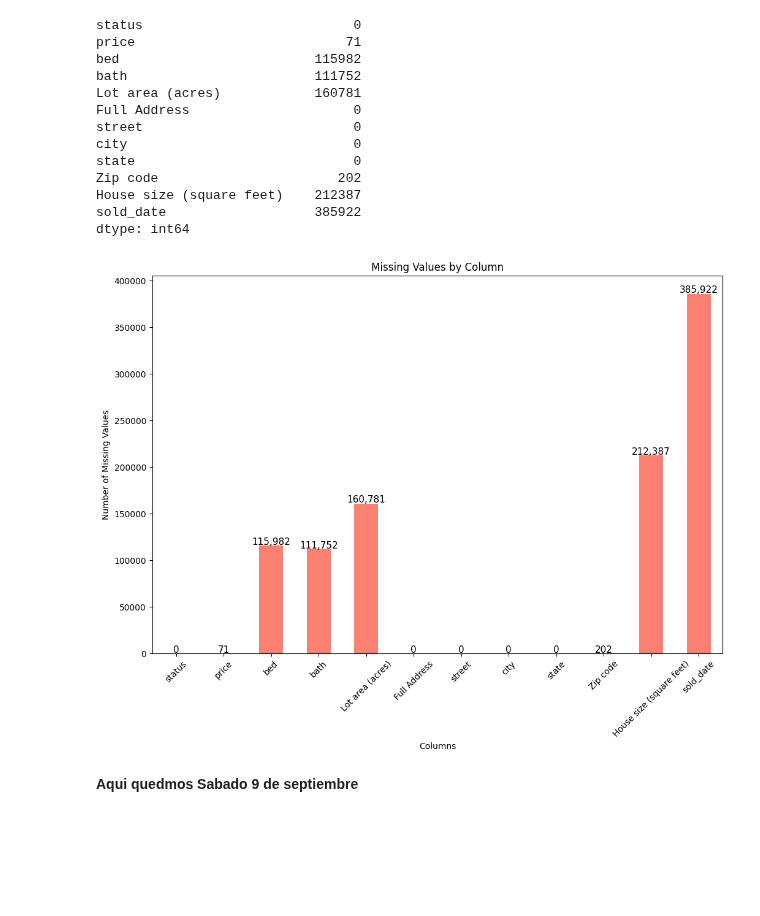
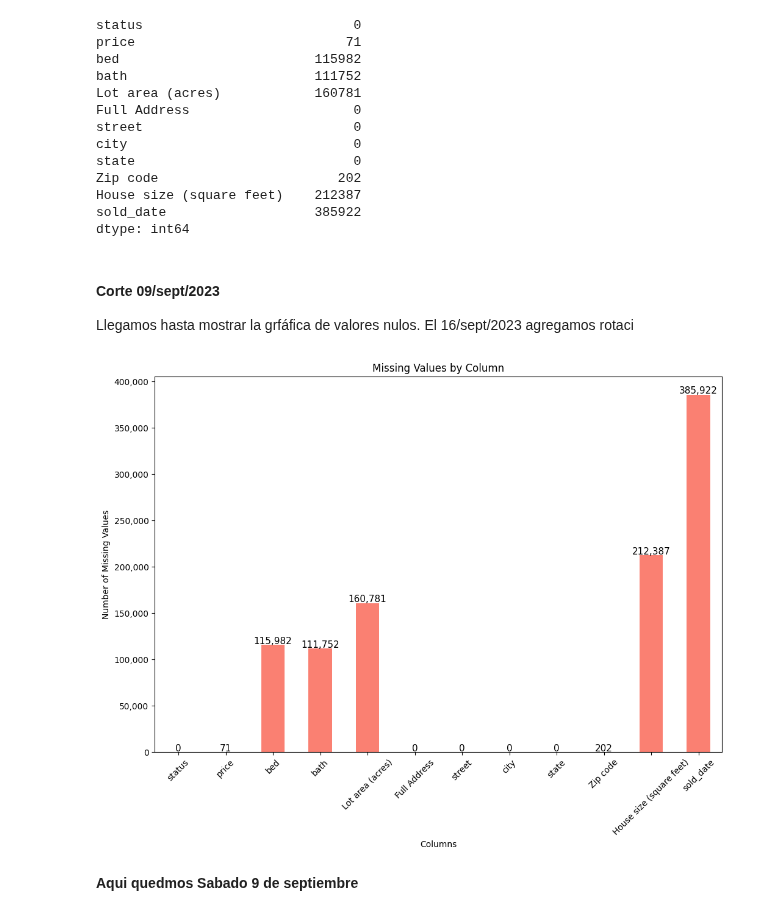
Before and after one commit to pythonpanama/pylearn-data-101, a Jupyter notebook: notebooks/PyLearn_Data_Course.ipynb, the cells around one changed output. Saved outputs shown, nothing was run; the diff lists cells and outputs as text; code cells hidden in the pictures; blank space fills up the shorter version.

```diff
--- a/notebooks/PyLearn_Data_Course.ipynb
+++ b/notebooks/PyLearn_Data_Course.ipynb
@@ -303,25 +303,31 @@ Zip code                       202
 House size (square feet)    212387
 sold_date                   385922
 dtype: int64
+# %% [markdown]
+#### Corte 09/sept/2023
+
+Llegamos hasta mostrar la grfáfica de valores nulos.
+El 16/sept/2023 agregamos rotaci
 # %%
 # Calculate missing values
 missing_data = df.isnull().sum()
 
 # Plot missing values
 plt.figure(figsize=(12, 8))
 ax = missing_data.plot(kind='bar', color='salmon')
 for rect in ax.patches:
     x_pos = rect.get_x() + rect.get_width() / 2
     value = f'{rect.get_height():,}'
     y_pos = rect.get_height() + 1_000
     ax.text(x_pos, y_pos, value, horizontalalignment='center', fontsize=11)
+ax.yaxis.set_major_formatter(mpl.ticker.StrMethodFormatter('{x:,.0f}'))
 plt.title('Missing Values by Column')
 plt.ylabel('Number of Missing Values')
 plt.xlabel('Columns')
 plt.xticks(rotation=45)
 plt.show()
 # %% [output]
-[figure, old version]
+[figure, new version]
 # %% [markdown]
 **Aqui quedmos Sabado 9 de septiembre**
 # %% [markdown]
```
Also changed, not shown: parts of 48 cells of this notebook.
